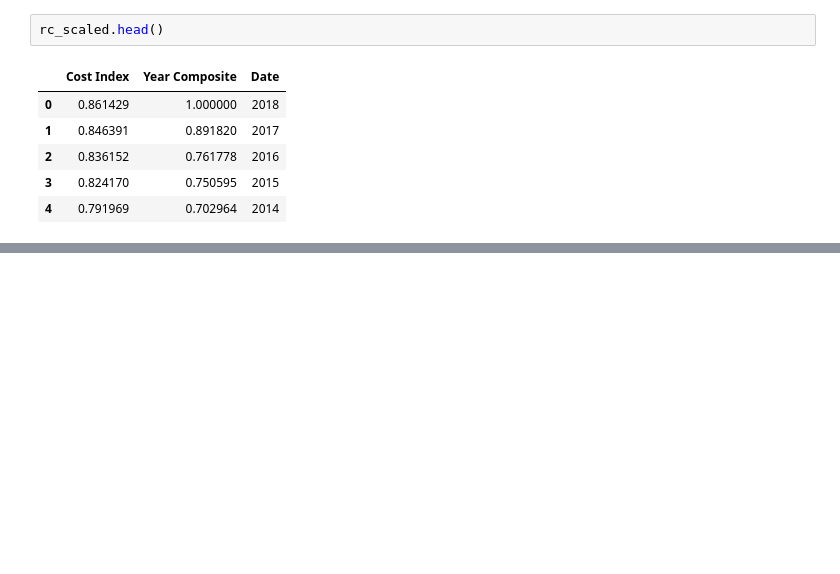
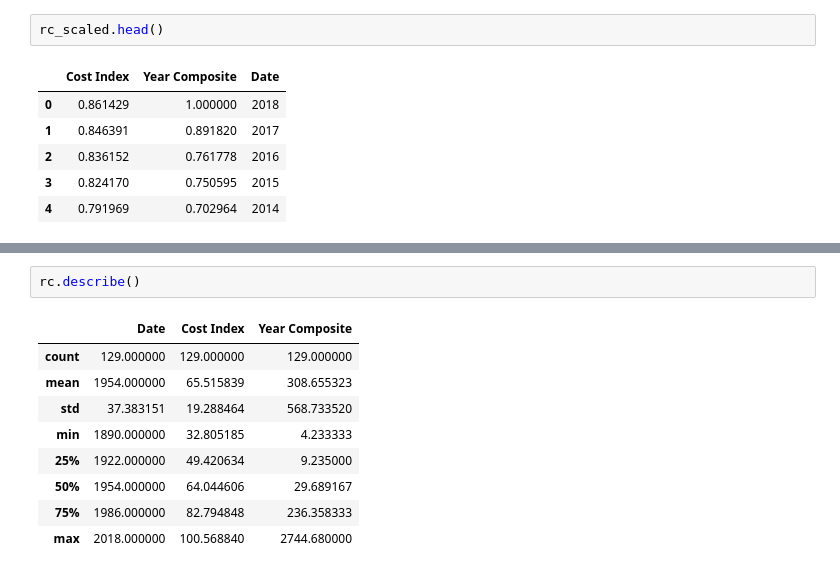
Before and after one commit to pierretd/Stocks-vs-Housing, a Jupyter notebook: 02-EDA & VIZ.ipynb, the cells around one changed output, grey strips where cells are left out. Cells and saved outputs as stored; diff of their text form; blank space fills up the shorter version.

```diff
--- a/02-EDA & VIZ.ipynb
+++ b/02-EDA & VIZ.ipynb
@@ -79,0 +88,12 @@ Hmm, hard to see a relationship. Let's invetigate further.
+# %%
+rc.describe()
+# %% [output]
+|  | Date | Cost Index | Year Composite |
+| count | 129.000000 | 129.000000 | 129.000000 |
+| mean | 1954.000000 | 65.515839 | 308.655323 |
+| std | 37.383151 | 19.288464 | 568.733520 |
+| min | 1890.000000 | 32.805185 | 4.233333 |
+| 25% | 1922.000000 | 49.420634 | 9.235000 |
+| 50% | 1954.000000 | 64.044606 | 29.689167 |
+| 75% | 1986.000000 | 82.794848 | 236.358333 |
+| max | 2018.000000 | 100.568840 | 2744.680000 |
```
Also changed, not shown: parts of 5 cells of this notebook, 5 other files.
